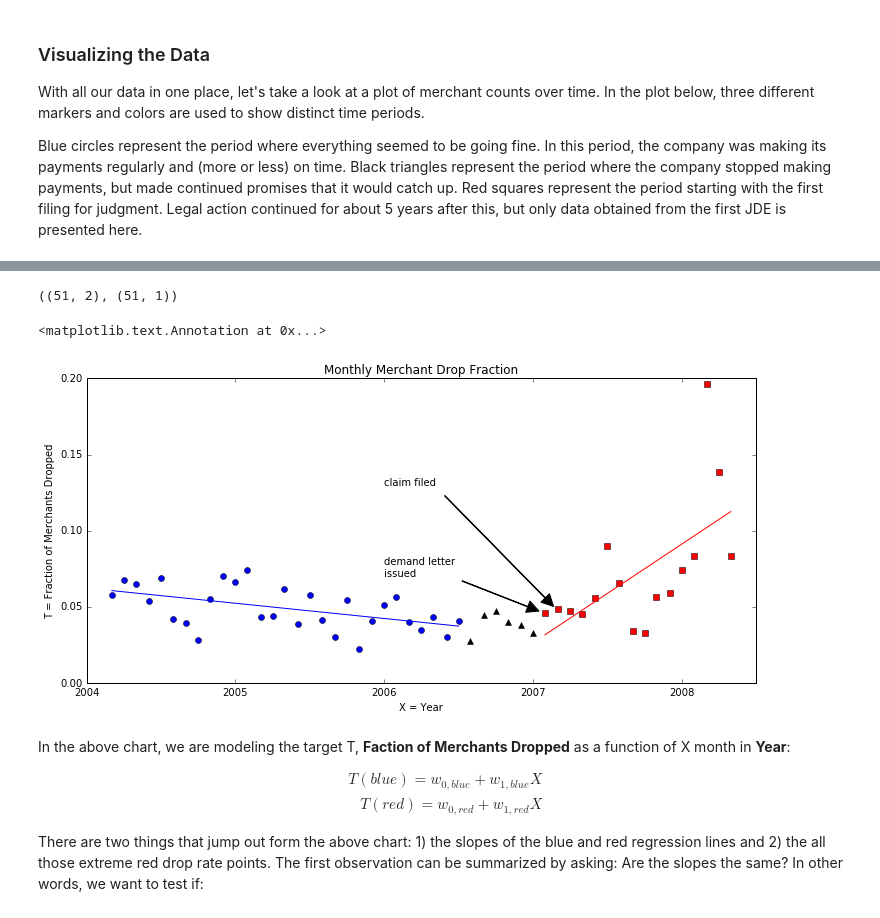
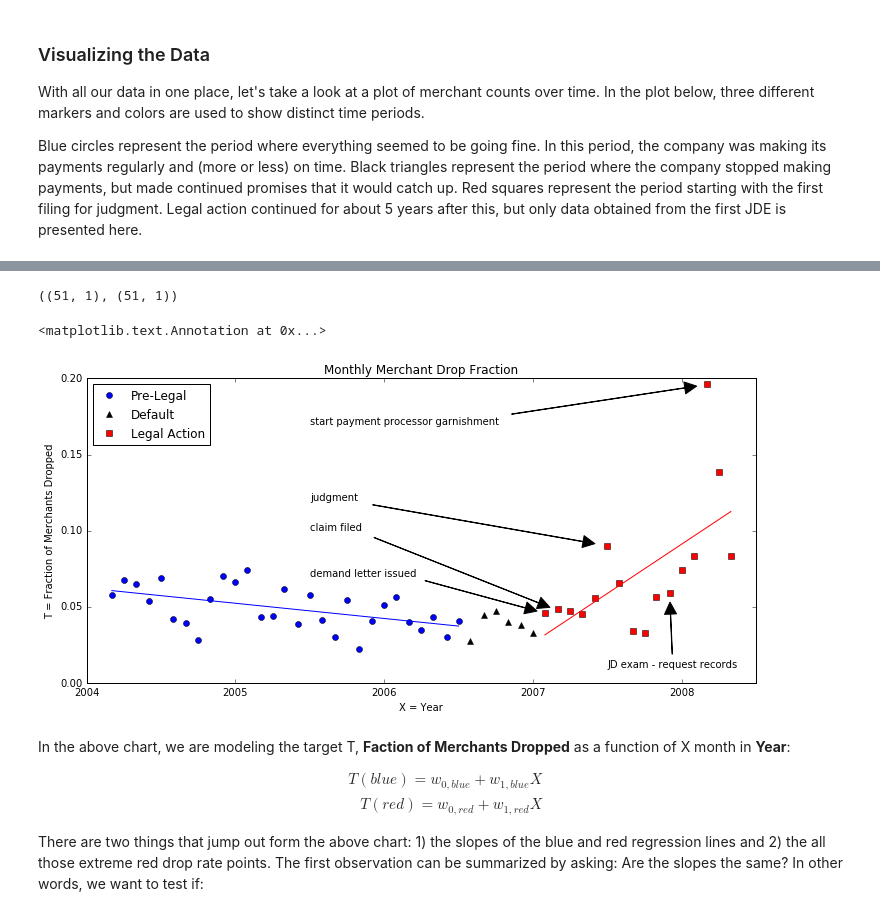
Before and after one commit to MichaelSzczepaniak/FraudulentConveyance, a Jupyter notebook: code/POS Merchants and Terminals Analysis.ipynb, the cells around one changed output, grey strips where cells are left out. Saved outputs shown, nothing was run; the diff lists cells and outputs as text; code cells hidden in the pictures.

Commit message:
complete first draft of notebook, revise database to latest version (but should have same values as before)

```diff
--- a/code/POS Merchants and Terminals Analysis.ipynb
+++ b/code/POS Merchants and Terminals Analysis.ipynb
@@ -798,10 +802,10 @@ $X$ is the *yearFrac* and $T$ is the *merchant_drop_rate* fields in our data fra
 # %%
+#type(data) #data['yearFrac']
 X = np.array(data['yearFrac'])[1:, np.newaxis]  # 1st row doesn't have rate info
 T = np.array(data['merchant_drop_rate'])[1:, np.newaxis]
-X1 = np.hstack((np.ones((len(X), 1)), X))  # N x 1 vector of 1's hstack with X
-X1.shape, T.shape
+X.shape, T.shape  # make sure our matrices are the right shape before solving for weights
 # %% [output]
-((51, 2), (51, 1))
+((51, 1), (51, 1))
 # %%
 def makeStandardize(X):
     means = X.mean(axis=0)
@@ -811,36 +815,52 @@ def makeStandardize(X):
         return (origX - means) / stds
 
     def unStandardize(stdX):
-        return stds * stdX + means
+        return (stds * stdX) + means
 
     return (standardize, unStandardize)
 
 def train(X, T):
-    w = np.linalg.lstsq(np.dot(X.T,X), np.dot(X.T, T))
+    """ Returns the solution for the weights from the eqn: X^T.X.w = X^T.T
+    X - a 2-dimensional numpy array of n (number of samples) rows and
+        D (number of dimensions/features) columns
+    T - a 2-dimensional numpy array of n rows and k (number of targets) columns
+        Returns a 2-dimensional numpy array that is D+1 rows by k columns
+        solution for the weights of the linear regression
+    """
+    X1 = np.hstack((np.ones((len(X), 1)), X))  # add col of 1's for bias
+    w = np.linalg.lstsq(np.dot(X1.T,X1), np.dot(X1.T, T))
     return w[0]
 
 def use(x, w):
-    return np.dot(x, w)
+    X1 = np.hstack((np.ones((len(x), 1)), x))
+    return np.dot(X1, w)
 # %%
 # add regression lines
-pre_legal_weights = train(X1[0:29,:], T[0:29,:])  # w0 (intercept), w1 (slope)
-post_legal_weights = train(X1[-16:,:], T[-16:,:])
-pre_legal_regress = use(X1[0:29,:], pre_legal_weights)
-post_legal_regress = use(X1[-16:,:], post_legal_weights)
+pre_legal_weights = train(X[0:29,:], T[0:29,:])  # w0 (intercept), w1 (slope)
+post_legal_weights = train(X[-16:,:], T[-16:,:])
+pre_legal_regress = use(X[0:29,:], pre_legal_weights)
+post_legal_regress = use(X[-16:,:], post_legal_weights)
 d4 = np.vstack((pre_legal_regress, post_legal_regress))
 f, a1, a2, data = makeStackedMerchantPlots(plots='bottom')
 a2.set_xlabel("X = Year")
 a2.set_ylabel("T = Fraction of Merchants Dropped")
 plt.plot(data[0]['yearFrac'], d4[:29], 'b')
 plt.plot(data[2]['yearFrac'], d4[-16:,:], 'r')
+a2.legend(numpoints=1, loc='upper left')
 # add annotations
-a2.annotate('demand letter\nissued', xy=(2007.07, 0.046), xytext=(2006, 0.07),
-            arrowprops=dict(facecolor='black', shrink=0.05, width=0.5))
-a2.annotate('claim filed', xy=(2007.18, 0.046), xytext=(2006, 0.13),
-            arrowprops=dict(facecolor='black', shrink=0.05, width=0.5))
+a2.annotate('demand letter issued', xy=(2007.07, 0.046), xytext=(2005.5, 0.07),
+            arrowprops=dict(facecolor='black', shrink=0.05, width=0.3))
+a2.annotate('claim filed', xy=(2007.18, 0.047), xytext=(2005.5, 0.10),
+            arrowprops=dict(facecolor='black', shrink=0.05, width=0.3))
+a2.annotate('judgment', xy=(2007.5, 0.09), xytext=(2005.5, 0.12),
+            arrowprops=dict(facecolor='black', shrink=0.05, width=0.3))
+a2.annotate('JD exam - request records', xy=(2007.92, 0.055), xytext=(2007.5, 0.01),
+            arrowprops=dict(facecolor='black', shrink=0.05, width=0.3))
+a2.annotate('start payment processor garnishment', xy=(2008.17, 0.196), xytext=(2005.5, 0.17),
+            arrowprops=dict(facecolor='black', shrink=0.05, width=0.3))
 # %% [output]
 <matplotlib.text.Annotation at 0x...>
-[figure, old version]
+[figure, new version]
 # %% [markdown]
 In the above chart, we are modeling the target T, **Faction of Merchants Dropped** as a function of X month in **Year**:
 
```
Also changed, not shown: parts of 13 cells of this notebook, 1 other file.
